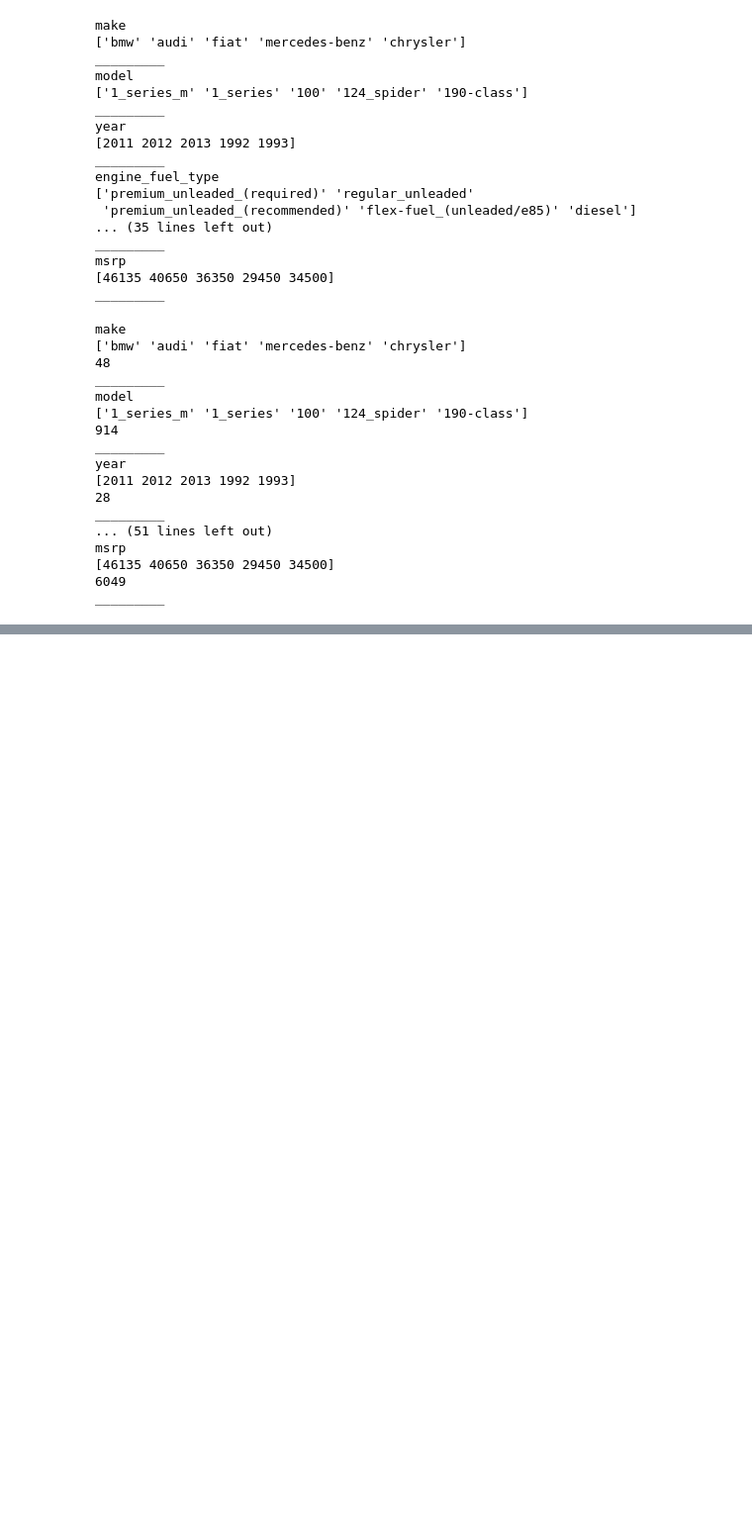
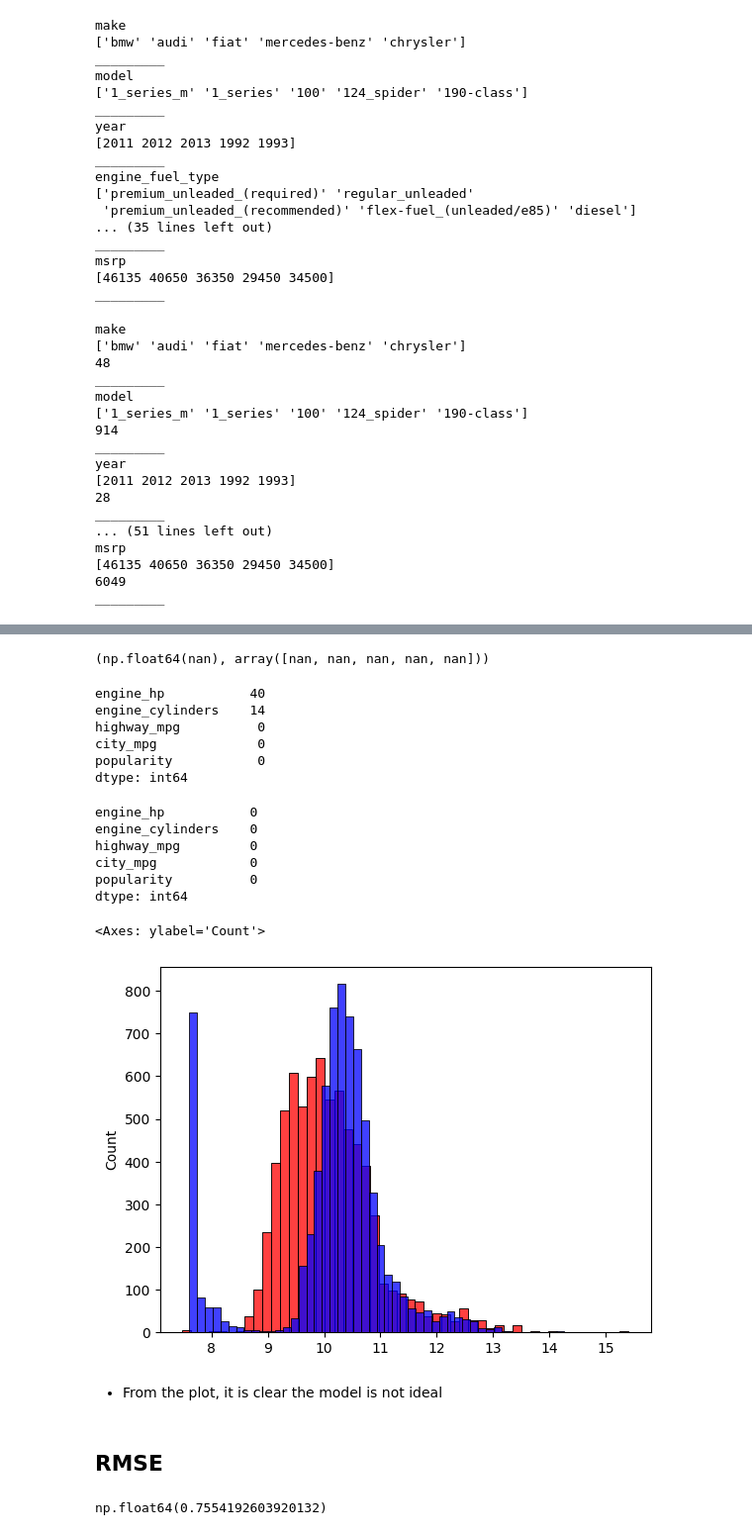
Before and after one commit to Falfat/Machine-Learning-Zoomcamp, a Jupyter notebook: 02-regression/Linear Regression.ipynb, the cells around one changed output, grey strips where cells are left out. Shown: that part at 99% size. Drawn from its saved outputs; the diff is of its cells as text; code cells hidden in the pictures; blank space fills up the shorter version.

```diff
--- a/02-regression/Linear Regression.ipynb
+++ b/02-regression/Linear Regression.ipynb
@@ -178,0 +516,41 @@ _________
+# %%
+train_linear_regression(X, y_train)
+# %% [output]
+(np.float64(nan), array([nan, nan, nan, nan, nan]))
+# %%
+# check mising values
+df_train[base].isnull().sum()
+# %% [output]
+engine_hp           40
+engine_cylinders    14
+highway_mpg          0
+city_mpg             0
+popularity           0
+dtype: int64
+# %%
+df_train[base] = df_train[base].fillna(0)
+df_train[base].isnull().sum()
+# %% [output]
+engine_hp           0
+engine_cylinders    0
+highway_mpg         0
+city_mpg            0
+popularity          0
+dtype: int64
+# %%
+X_train = df_train[base].values
+# %%
+w0, w = train_linear_regression(X_train, y_train)
+# %%
+y_pred = w0 + X_train.dot(w)
+# %%
+
+sns.histplot(y_pred, color = 'red', bins = 50)
+sns.histplot(y_train, color = 'blue', bins = 50)
+# %% [output]
+<Axes: ylabel='Count'>
+[figure, added]
+# %% [markdown]
+- From the plot, it is clear the model is not ideal
+# %% [markdown]
+## RMSE
@@ -178,0 +562,4 @@ _________
+# %%
+rmse(y_train, y_pred)
+# %% [output]
+np.float64(0.7554192603920132)
```
Also changed, not shown: parts of 133 cells of this notebook.
